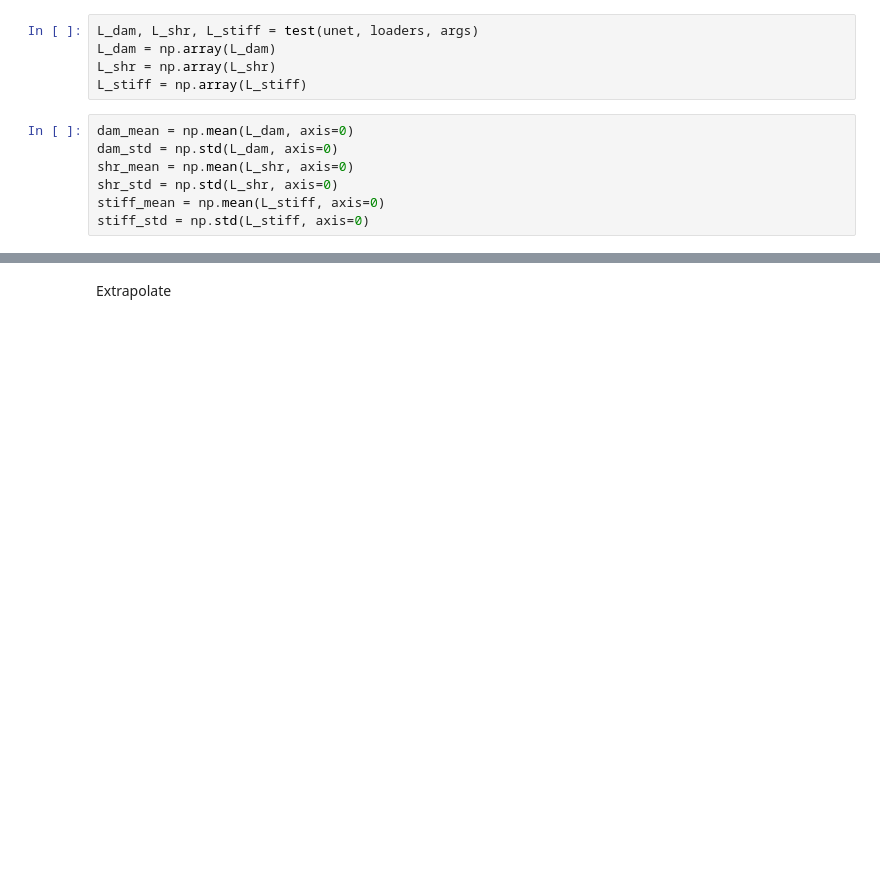
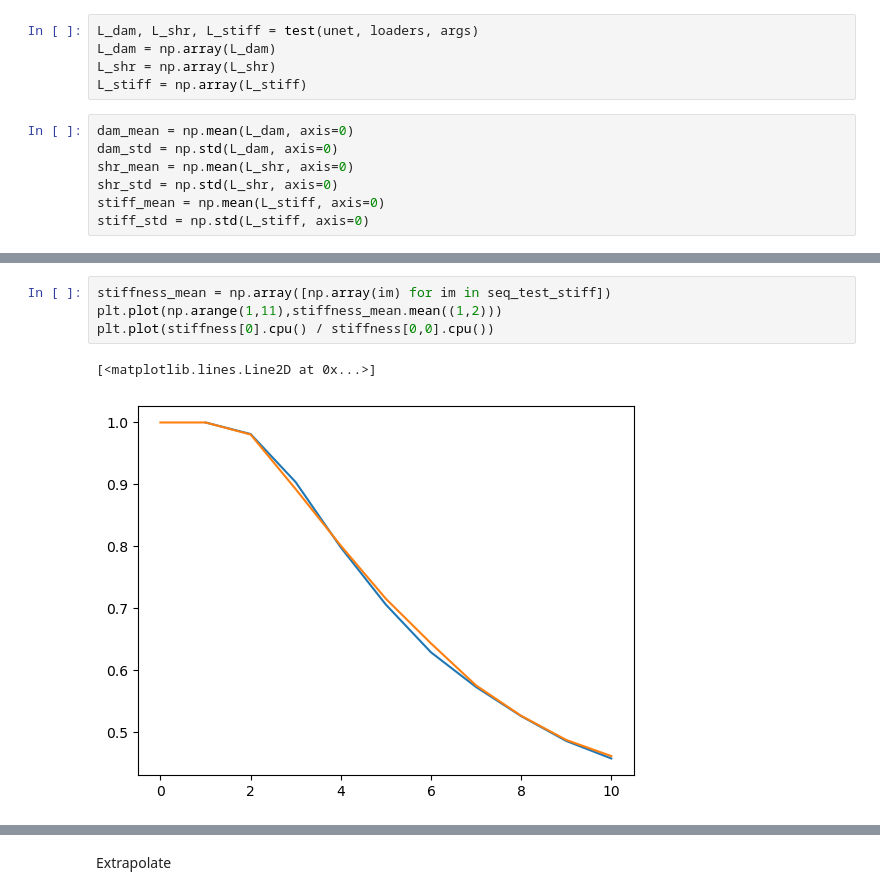
Before and after one commit to LiyaGaynutdinova/Auto-Regressive-Unet-for-Concrete-Damage, a Jupyter notebook: test_RecUnet.ipynb, the cells around one changed output, grey strips where cells are left out. Saved outputs shown, nothing was run; the diff lists cells and outputs as text; blank space fills up the shorter version.

```diff
--- a/test_RecUnet.ipynb
+++ b/test_RecUnet.ipynb
@@ -90,0 +98,7 @@ for i in range(n_samples, 2*n_samples):
+# %%
+stiffness_mean = np.array([np.array(im) for im in seq_test_stiff])
+plt.plot(np.arange(1,11),stiffness_mean.mean((1,2)))
+plt.plot(stiffness[0].cpu() / stiffness[0,0].cpu())
+# %% [output]
+[<matplotlib.lines.Line2D at 0x...>]
+[figure, added]
```
Also changed, not shown: parts of 6 cells of this notebook.
